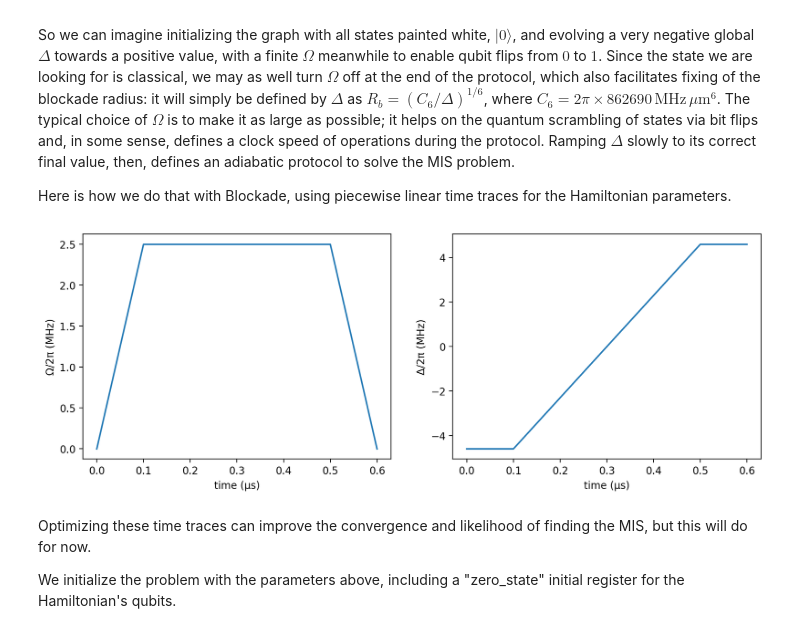
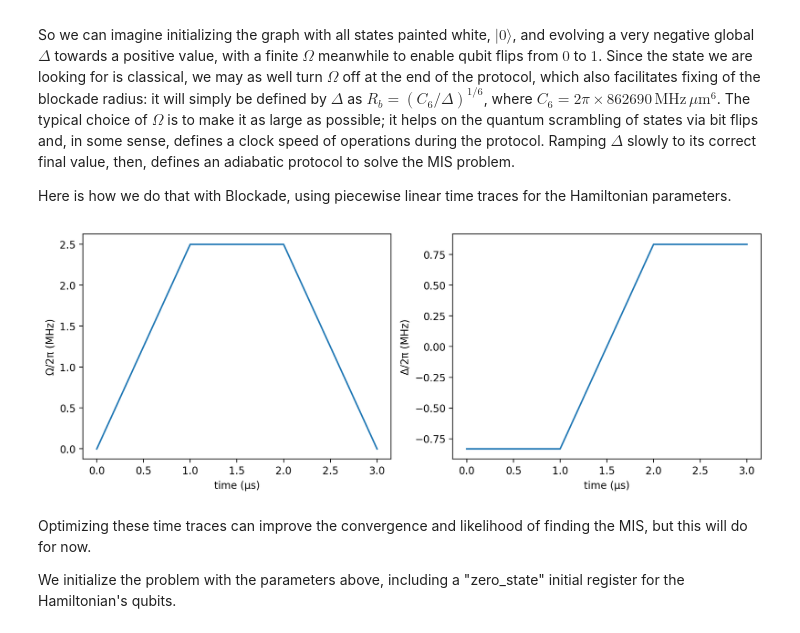
Before and after one commit to iQuHACK/2024_QuEra, a Jupyter notebook: assets/Session_IV_MIS.ipynb, the cells around one changed output. Cells and saved outputs as stored; diff of their text form; code cells hidden in the pictures.

```diff
--- a/assets/Session_IV_MIS.ipynb
+++ b/assets/Session_IV_MIS.ipynb
@@ -31,3 +131,9 @@ Algother, we want $R_b=\sqrt{2\sqrt{2}}a\approx 7.57\mu m$.
 # %%
-Rb=sqrt(2*sqrt(2))*a
+# dependent variable: hardness
+# indep var: dimension, radius, dropout w/ different seeds
+
+
+plt.plot(Rb_arr, HP_arr)
+
+plt.show()
 # %% [output]
@@ -45,29 +236,30 @@ So we can imagine initializing the graph with all states painted white, $| 0 \ra
 
 Here is how we do that with Blockade, using piecewise linear time traces for the Hamiltonian parameters.
 # %%
-#Total evolution time
-T_max = 0.6
+# Total evolution time
+T_max = 3
+T_init = 1
 
 #Fix Δ according to the desired Rydberg radius
 C6 = 2π * 862690;
 Ω_max = 2π*2.5
 Δ_max = C6 / Rb^6
 
 #Build time traces for adiabatic algorithm
-Ω = piecewise_linear(clocks = [0.0, 0.1, 0.5, T_max], values = [0.0, Ω_max, Ω_max, 0])
+Ω = piecewise_linear(clocks = [0.0, T_init, T_max-T_init, T_max], values = [0.0, Ω_max, Ω_max, 0])
 Δ_start = -Δ_max
 Δ_end = Δ_max
-Δ = piecewise_linear(clocks = [0.0, 0.1, 0.5, T_max], values = [Δ_start, Δ_start, Δ_end, Δ_end])
+Δ = piecewise_linear(clocks = [0.0, T_init, T_max-T_init, T_max], values = [Δ_start, Δ_start, Δ_end, Δ_end])
 
 #Quick plot to check
 fig, (ax1, ax2) = plt.subplots(ncols = 2, figsize = (12, 4))
 Bloqade.plot!(ax1, Ω)
 ax1.set_ylabel("Ω/2π (MHz)")
 Bloqade.plot!(ax2, Δ)
 ax2.set_ylabel("Δ/2π (MHz)")
 fig
 # %% [output]
-[figure, old version]
+[figure, new version]
 # %% [markdown]
 Optimizing these time traces can improve the convergence and likelihood of finding the MIS, but this will do for now.
 
```
Also changed, not shown: parts of 12 cells of this notebook, 2 other files.
